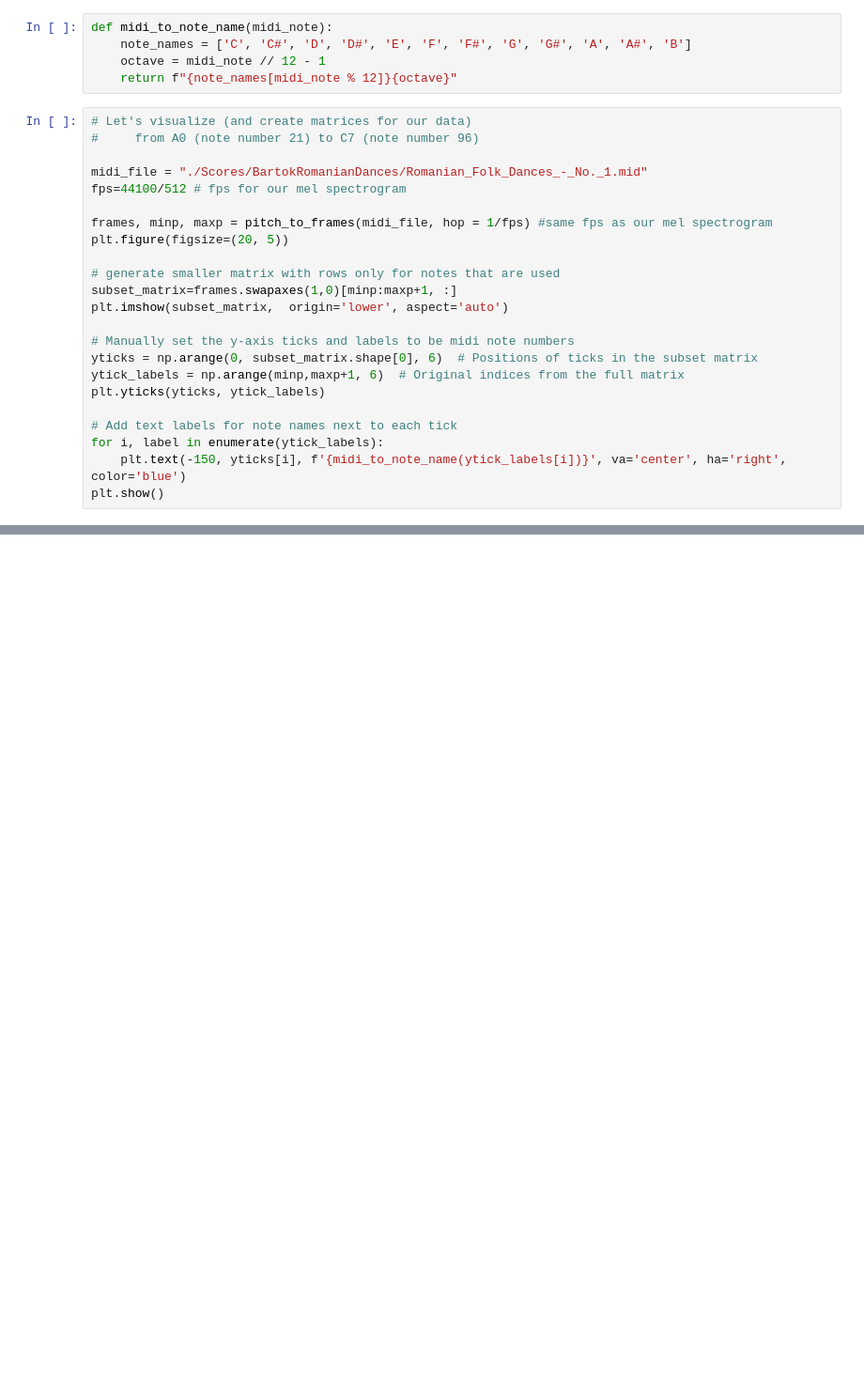
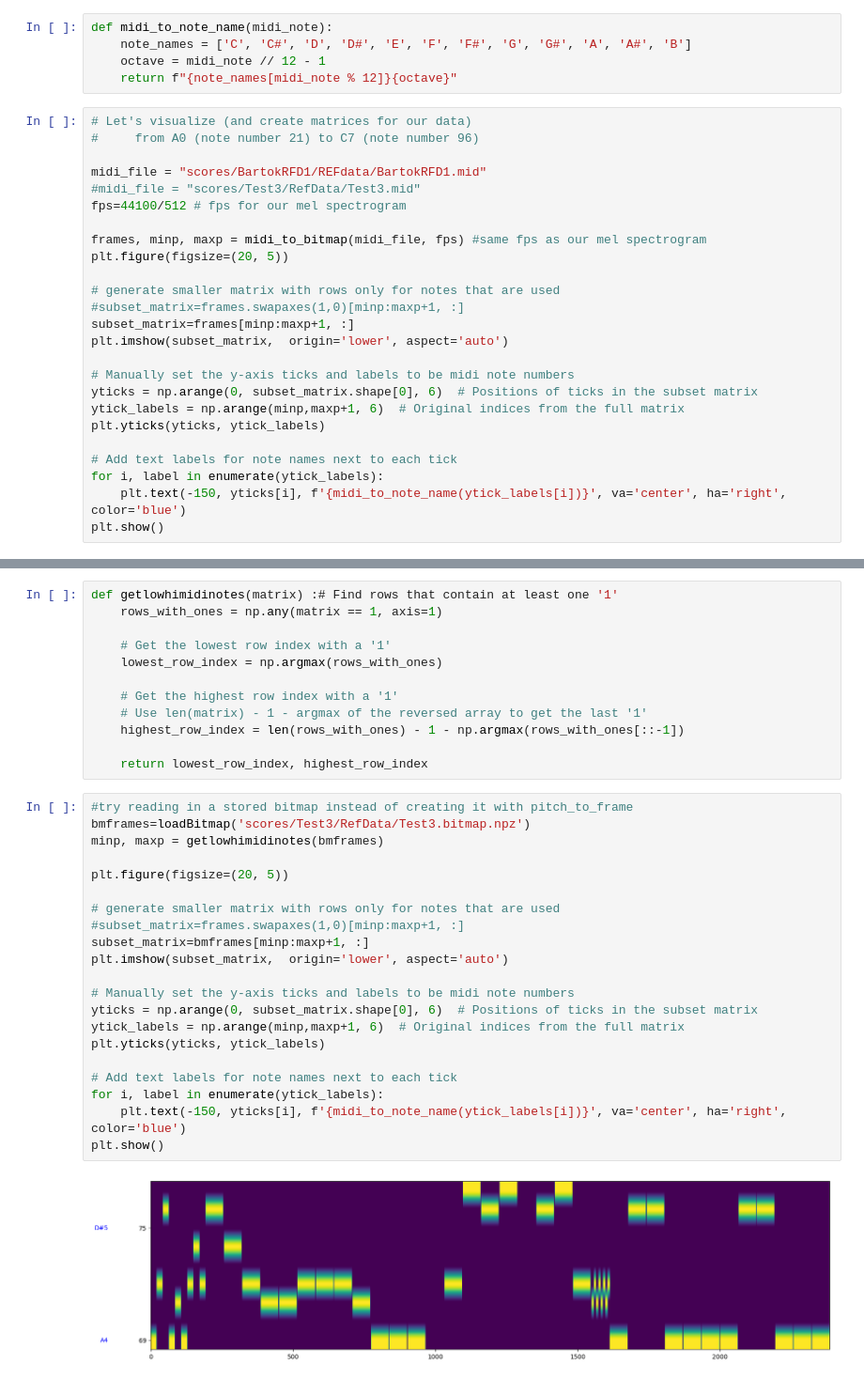
Before and after one commit to lonce/ScoreTiming, a Jupyter notebook: MidiPic.ipynb, the cells around one changed output, grey strips where cells are left out. Shown at 94% size. Cells and saved outputs as stored; diff of their text form; blank space fills up the shorter version.

Commit message:
major upgrade mostly to creating frame files and midi bitmaps. Still much to do for variations and dataset creation.

```diff
--- a/MidiPic.ipynb
+++ b/MidiPic.ipynb
@@ -87,14 +15,16 @@ def midi_to_note_name(midi_note):
 # Let's visualize (and create matrices for our data)
 #     from A0 (note number 21) to C7 (note number 96)
 
-midi_file = "./Scores/BartokRomanianDances/Romanian_Folk_Dances_-_No._1.mid"
+midi_file = "scores/BartokRFD1/REFdata/BartokRFD1.mid"
+#midi_file = "scores/Test3/RefData/Test3.mid"
 fps=44100/512 # fps for our mel spectrogram
 
-frames, minp, maxp = pitch_to_frames(midi_file, hop = 1/fps) #same fps as our mel spectrogram
+frames, minp, maxp = midi_to_bitmap(midi_file, fps) #same fps as our mel spectrogram
 plt.figure(figsize=(20, 5))
 
 # generate smaller matrix with rows only for notes that are used
-subset_matrix=frames.swapaxes(1,0)[minp:maxp+1, :]
+#subset_matrix=frames.swapaxes(1,0)[minp:maxp+1, :]
+subset_matrix=frames[minp:maxp+1, :]
 plt.imshow(subset_matrix,  origin='lower', aspect='auto')
 
 # Manually set the y-axis ticks and labels to be midi note numbers
@@ -113,0 +51,35 @@ track_index = 1
+# %%
+def getlowhimidinotes(matrix) :# Find rows that contain at least one '1'
+    rows_with_ones = np.any(matrix == 1, axis=1)
+
+    # Get the lowest row index with a '1'
+    lowest_row_index = np.argmax(rows_with_ones)
+
+    # Get the highest row index with a '1'
+    # Use len(matrix) - 1 - argmax of the reversed array to get the last '1'
+    highest_row_index = len(rows_with_ones) - 1 - np.argmax(rows_with_ones[::-1])
+
+    return lowest_row_index, highest_row_index
+# %%
+#try reading in a stored bitmap instead of creating it with pitch_to_frame
+bmframes=loadBitmap('scores/Test3/RefData/Test3.bitmap.npz')
+minp, maxp = getlowhimidinotes(bmframes)
+
+plt.figure(figsize=(20, 5))
+
+# generate smaller matrix with rows only for notes that are used
+#subset_matrix=frames.swapaxes(1,0)[minp:maxp+1, :]
+subset_matrix=bmframes[minp:maxp+1, :]
+plt.imshow(subset_matrix,  origin='lower', aspect='auto')
+
+# Manually set the y-axis ticks and labels to be midi note numbers
+yticks = np.arange(0, subset_matrix.shape[0], 6)  # Positions of ticks in the subset matrix
+ytick_labels = np.arange(minp,maxp+1, 6)  # Original indices from the full matrix
+plt.yticks(yticks, ytick_labels)
+
+# Add text labels for note names next to each tick
+for i, label in enumerate(ytick_labels):
+    plt.text(-150, yticks[i], f'{midi_to_note_name(ytick_labels[i])}', va='center', ha='right', color='blue')
+plt.show()
+# %% [output]
+[figure, added]
```
Also changed, not shown: parts of 4 cells of this notebook, 40 other files.
